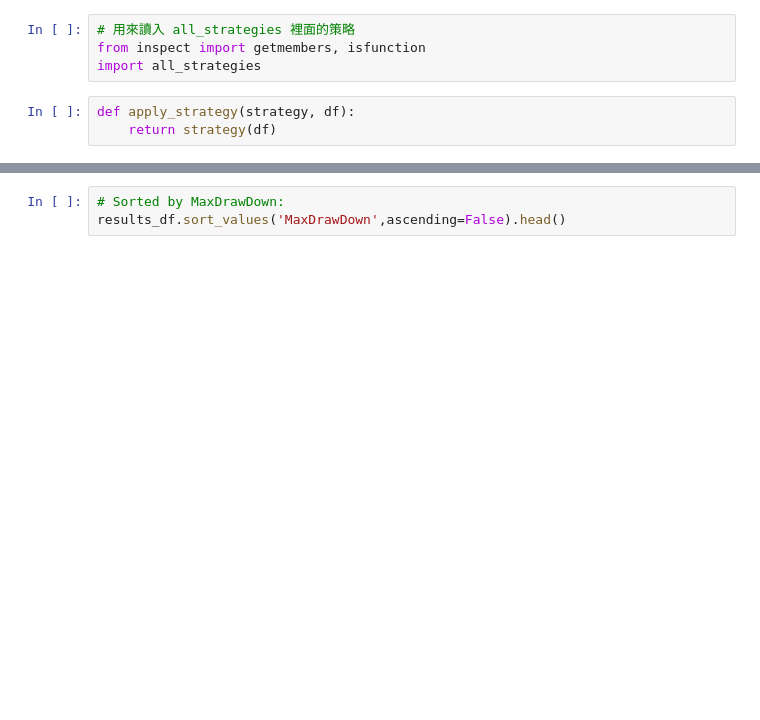
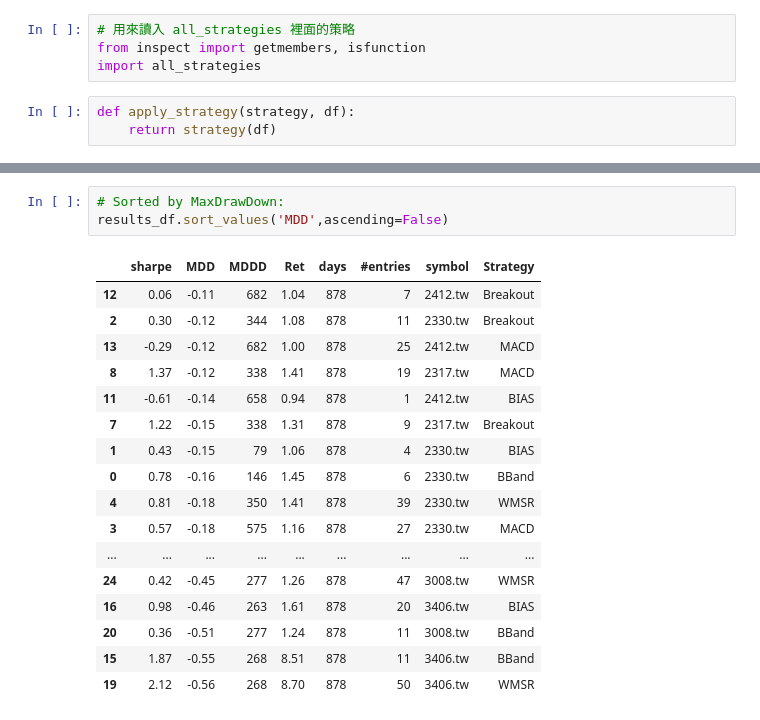
Before and after one commit to victorgau/PyConTW2018Talk, a Jupyter notebook: notebooks/多策略多股票分析.ipynb, the cells around one changed output, grey strips where cells are left out. Drawn from its saved outputs; the diff is of its cells as text; blank space fills up the shorter version.

```diff
--- a/notebooks/多策略多股票分析.ipynb
+++ b/notebooks/多策略多股票分析.ipynb
@@ -50,5 +83,23 @@ results_df = pd.DataFrame(results, columns=['sharpe','MaxDrawDown','MaxDrawDownD
 # %%
 # Sorted by MaxDrawDown:
-results_df.sort_values('MaxDrawDown',ascending=False).head()
+results_df.sort_values('MDD',ascending=False)
+# %% [output]
+|  | sharpe | MDD | MDDD | Ret | days | #entries | symbol | Strategy |
+| 12 | 0.06 | -0.11 | 682 | 1.04 | 878 | 7 | 2412.tw | Breakout |
+| 2 | 0.30 | -0.12 | 344 | 1.08 | 878 | 11 | 2330.tw | Breakout |
+| 13 | -0.29 | -0.12 | 682 | 1.00 | 878 | 25 | 2412.tw | MACD |
+| 8 | 1.37 | -0.12 | 338 | 1.41 | 878 | 19 | 2317.tw | MACD |
+| 11 | -0.61 | -0.14 | 658 | 0.94 | 878 | 1 | 2412.tw | BIAS |
+| 7 | 1.22 | -0.15 | 338 | 1.31 | 878 | 9 | 2317.tw | Breakout |
+| 1 | 0.43 | -0.15 | 79 | 1.06 | 878 | 4 | 2330.tw | BIAS |
+| 0 | 0.78 | -0.16 | 146 | 1.45 | 878 | 6 | 2330.tw | BBand |
+| 4 | 0.81 | -0.18 | 350 | 1.41 | 878 | 39 | 2330.tw | WMSR |
+| 3 | 0.57 | -0.18 | 575 | 1.16 | 878 | 27 | 2330.tw | MACD |
+| ... | ... | ... | ... | ... | ... | ... | ... | ... |
+| 24 | 0.42 | -0.45 | 277 | 1.26 | 878 | 47 | 3008.tw | WMSR |
+| 16 | 0.98 | -0.46 | 263 | 1.61 | 878 | 20 | 3406.tw | BIAS |
+| 20 | 0.36 | -0.51 | 277 | 1.24 | 878 | 11 | 3008.tw | BBand |
+| 15 | 1.87 | -0.55 | 268 | 8.51 | 878 | 11 | 3406.tw | BBand |
+| 19 | 2.12 | -0.56 | 268 | 8.70 | 878 | 50 | 3406.tw | WMSR |
 # %%
 # Sorted by returns:
```
Also changed, not shown: parts of 13 cells of this notebook.
